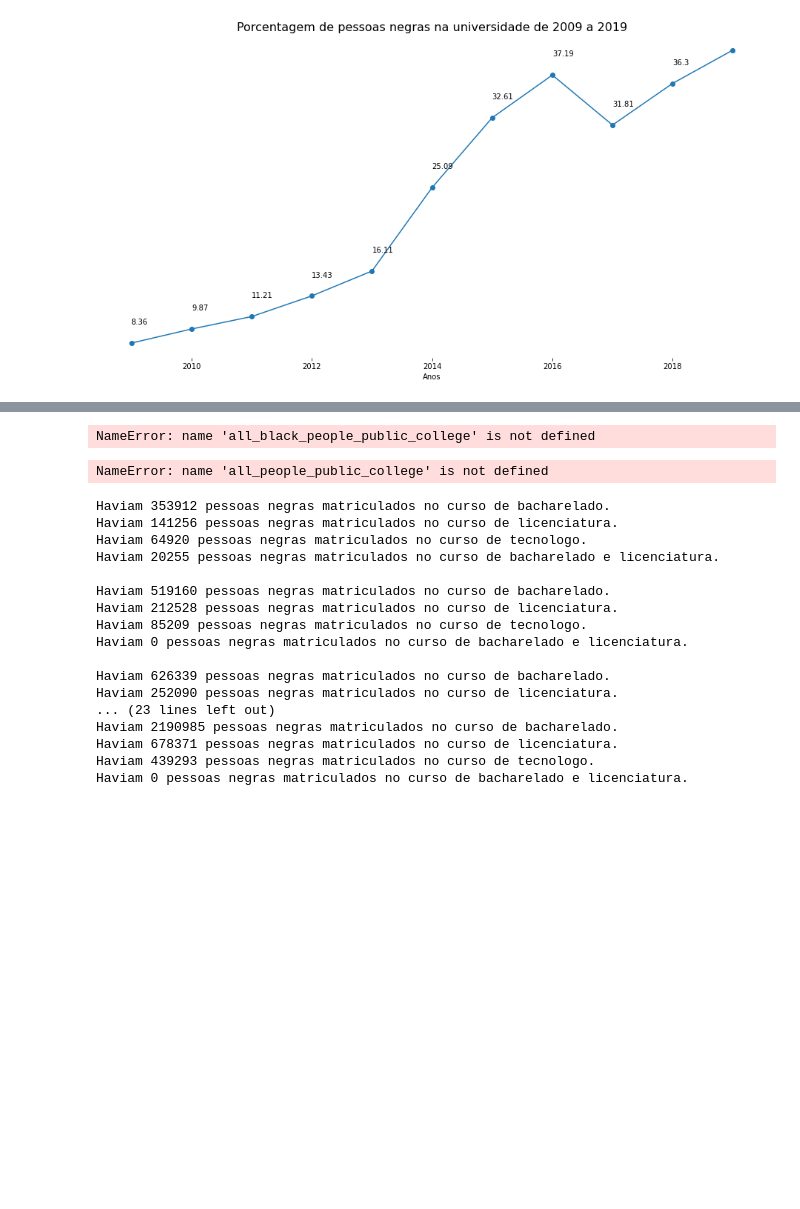
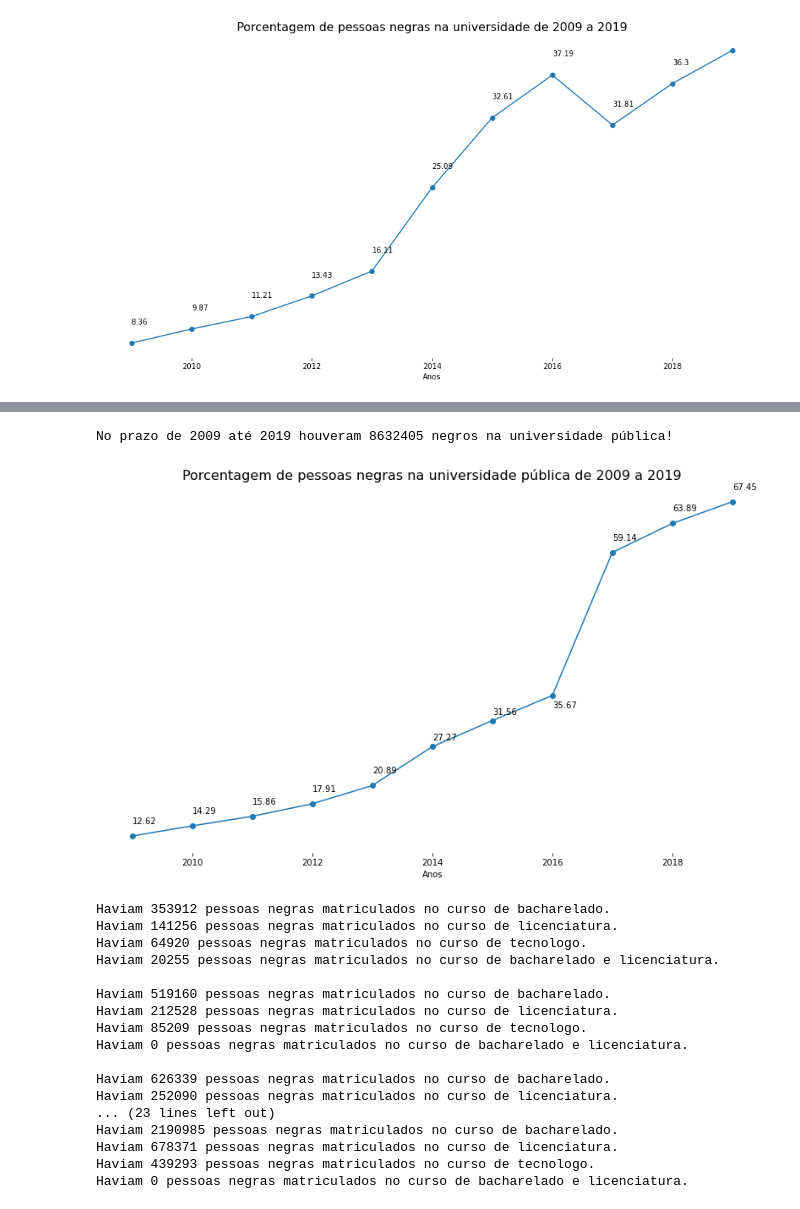
Before and after one commit to renatagsr/Desafio-Tecnico, a Jupyter notebook: Analise de dados por cota.ipynb, the cells around one changed output, grey strips where cells are left out. Saved outputs shown, nothing was run; the diff lists cells and outputs as text; code cells hidden in the pictures; blank space fills up the shorter version.

Commit message:
Grafic black people in college

```diff
--- a/Analise de dados por cota.ipynb
+++ b/Analise de dados por cota.ipynb
@@ -158,8 +158,8 @@ list_all_black_people_college = [percentage_2009, percentage_2010, percentage_20
 
 date = [2009, 2010, 2011, 2012, 2013, 2014, 2015, 2016, 2017, 2018, 2019]
 # %%
-def annotate(percentage, year):
-    return plt.annotate(round(percentage, 2), (year, percentage + 2))
+def annotate(percentage, year, position):
+    return plt.annotate(round(percentage, 2), (year, percentage + position))
 # %%
 fig, ax = plt.subplots(figsize = (16, 8))
 
@@ -289,53 +281,57 @@ print(len(a) + len(b))
 # %%
-print(f'No prazo de 2009 até 2019 houveram \033[1;34m{len(all_black_people_public_college)}\033[0;0m negros na universidade pública!')
+all_black_people_public_college = len(black_people_public_college_2009) + len(black_people_public_college_2010) + len(black_people_public_college_2011) + len(black_people_public_college_2012) + len(black_people_public_college_2013) + len(black_people_public_college_2014) + len(black_people_public_college_2015) + len(black_people_public_college_2016) + len(black_people_public_college_2017) + len(black_people_public_college_2018) + len(black_people_public_college_2019)
+
+
+print(f'No prazo de 2009 até 2019 houveram \033[1;34m{all_black_people_public_college}\033[0;0m negros na universidade pública!')
 # %% [output]
-NameError: name 'all_black_people_public_college' is not defined
+No prazo de 2009 até 2019 houveram 8632405 negros na universidade pública!
 # %%
-def percentage_data(data):
-    return(data/len(all_people_public_college))*100
+def percentage_data(data, all_people_public_college):
+    return(len(data)/len(all_people_public_college))*100
 # %%
-list_all_black_people_public_college = [percentage_data(black_people_public_college_2009),
-                                        percentage_data(black_people_public_college_2010),
-                                        percentage_data(black_people_public_college_2011),
-                                        percentage_data(black_people_public_college_2012),
-                                        percentage_data(black_people_public_college_2013),
-                                        percentage_data(black_people_public_college_2014),
-                                        percentage_data(black_people_public_college_2015),
-                                        percentage_data(black_people_public_college_2016),
-                                        percentage_data(black_people_public_college_2017),
-                                        percentage_data(black_people_public_college_2018),
-                                        percentage_data(black_people_public_college_2019)]
+percentage_2009 = percentage_data(black_people_public_college_2009, people_public_college_2009)
+percentage_2010 = percentage_data(black_people_public_college_2010, people_public_college_2010)
+percentage_2011 = percentage_data(black_people_public_college_2011, people_public_college_2011)
+percentage_2012 = percentage_data(black_people_public_college_2012, people_public_college_2012)
+percentage_2013 = percentage_data(black_people_public_college_2013, people_public_college_2013)
+percentage_2014 = percentage_data(black_people_public_college_2014, people_public_college_2014)
+percentage_2015 = percentage_data(black_people_public_college_2015, people_public_college_2015)
+percentage_2016 = percentage_data(black_people_public_college_2016, people_public_college_2016)
+percentage_2017 = percentage_data(black_people_public_college_2017, people_public_college_2017)
+percentage_2018 = percentage_data(black_people_public_college_2018, people_public_college_2018)
+percentage_2019 = percentage_data(black_people_public_college_2019, people_public_college_2019)
-# %% [output]
-NameError: name 'all_people_public_college' is not defined
-# %%
-def annotate(percentage, year):
-    return plt.annotate(round(percentage, 2), (year, percentage + 2))
+# %%
+list_all_black_people_public_college = [percentage_2009, percentage_2010, percentage_2011, percentage_2012,
+                                        percentage_2013, percentage_2014, percentage_2015, percentage_2016,
+                                        percentage_2017, percentage_2018, percentage_2019]
 # %%
-fig, ax = plt.subplots(figszize = (14, 8))
+fig, ax = plt.subplots(figsize = (14, 8))
 
 ax.spines['right'].set_visible(False)
 ax.spines['bottom'].set_visible(False)
 ax.spines['left'].set_visible(False)
 ax.spines['top'].set_visible(False)
 
 plt.plot(date, list_all_black_people_public_college, marker = 'o')
 
-annotate(percentage_data(black_people_public_college_2009), 2009)
-annotate(percentage_data(black_people_public_college_2010), 2010)
-annotate(percentage_data(black_people_public_college_2011), 2011)
-annotate(percentage_data(black_people_public_college_2012), 2012)
-annotate(percentage_data(black_people_public_college_2013), 2013)
-annotate(percentage_data(black_people_public_college_2014), 2014)
-annotate(percentage_data(black_people_public_college_2015), 2015)
-annotate(percentage_data(black_people_public_college_2016), 2016)
-annotate(percentage_data(black_people_public_college_2017), 2017)
-annotate(percentage_data(black_people_public_college_2018), 2018)
-annotate(percentage_data(black_people_public_college_2019), 2019)
+annotate(percentage_2009, 2009, 2)
+annotate(percentage_2010, 2010, 2)
+annotate(percentage_2011, 2011, 2)
+annotate(percentage_2012, 2012, 2)
+annotate(percentage_2013, 2013, 2)
+annotate(percentage_2014, 2014, 1)
+annotate(percentage_2015, 2015, 1)
+annotate(percentage_2016, 2016, -2)
+annotate(percentage_2017, 2017, 2)
+annotate(percentage_2018, 2018, 2)
+annotate(percentage_2019, 2019, 2)
 
 plt.gca().axes.get_yaxis().set_visible(False)
 plt.title('Porcentagem de pessoas negras na universidade pública de 2009 a 2019', fontsize = 16)
 plt.xlabel('Anos')
 plt.show()
+# %% [output]
+[figure, added]
 # %%
 columns_ate_2016 = [
     "CO_CATEGORIA_ADMINISTRATIVA",
```
Also changed, not shown: parts of 5 cells of this notebook.
